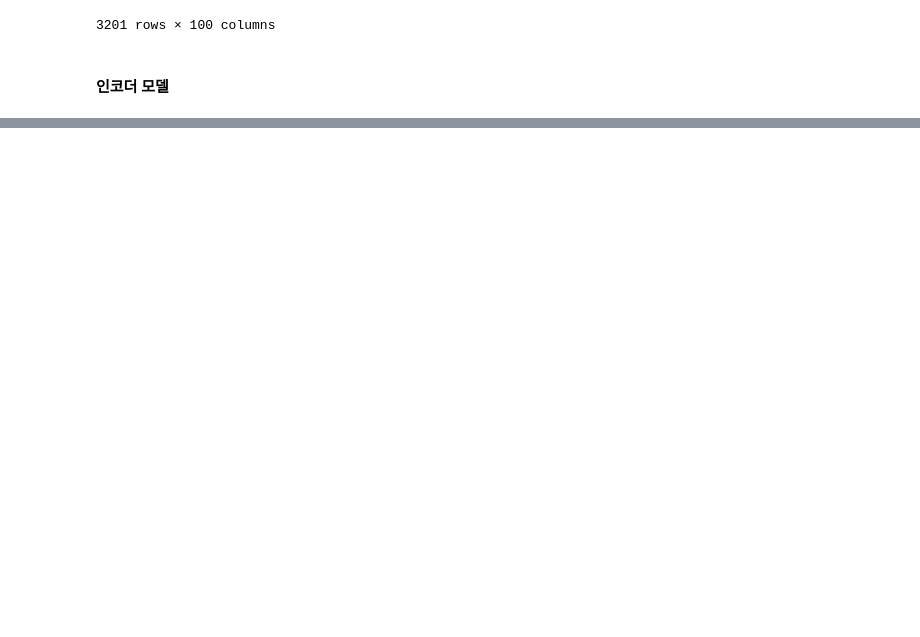
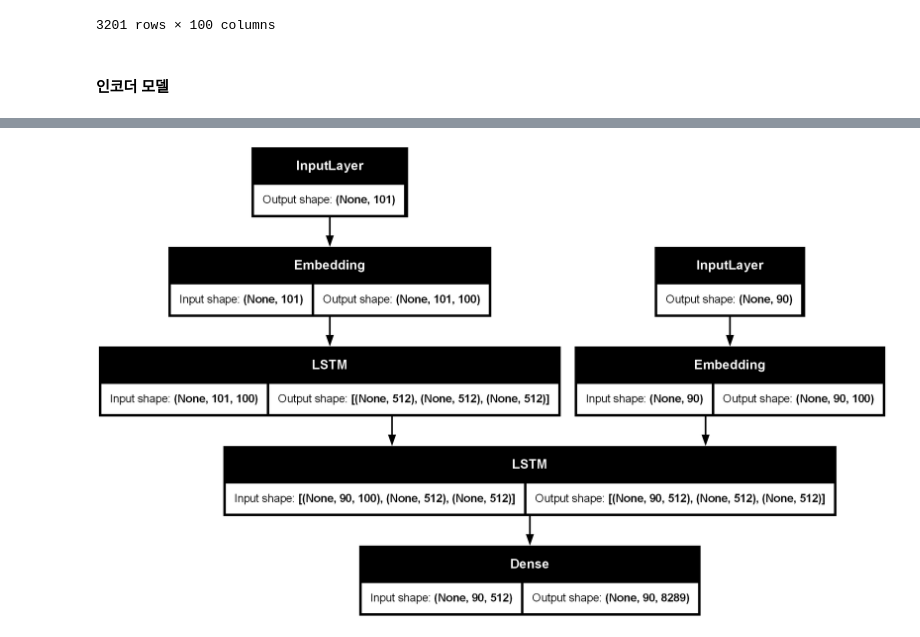
Before and after one commit to seunghun92-lab/nlp, a Jupyter notebook: 07_seq2seq/01_seq2seq_translation.ipynb, the cells around one changed output, grey strips where cells are left out. Drawn from its saved outputs; the diff is of its cells as text; code cells hidden in the pictures; blank space fills up the shorter version.

```diff
--- a/07_seq2seq/01_seq2seq_translation.ipynb
+++ b/07_seq2seq/01_seq2seq_translation.ipynb
@@ -281,0 +247,15 @@ pd.DataFrame(en_embedding_matrix, index=eng_word_index)
+# %%
+# Seq2Seq Encoder 모델 구성(사전학습 임베딩 + LSTM)
+from tensorflow.keras import layers, models    # keras 레이어/모델 구성 모듈
+
+LATENT_DIM = 512                               # LSTM 은닉 상태 차원(encoder state 크기)
+
+encoder_inputs = layers.Input(shape=(eng_max_len,))    # (배치, eng_max_len) 형태의 단어 ID 입력
+# 사전학습 임베딩 가중치로 Embedding layer 생성
+en_embedding_layer = layers.Embedding(eng_num_words+1, EMBEDDING_DIM, weights=[en_embedding_matrix])
+x = en_embedding_layer(encoder_inputs)    # (배치, 길이) -> (배치, 길이, EMBEDDING_DIM) 임베딩 변환
+encoder_outputs, h, c = layers.LSTM(LATENT_DIM, return_state=True)(x)    # 마지막 출력값 + 최종 hidden(h) + cell(c) state 반환
+encoder_states = [h, c]  # 디코더에 전달할 encoder state 묶기
+
+encoder_model = models.Model(inputs=encoder_inputs, outputs=encoder_states)  # Encoder 입력 -> (h, c) 출력 모델 정의
+encoder_model.summary()
@@ -281,0 +279,19 @@ pd.DataFrame(en_embedding_matrix, index=eng_word_index)
+# %%
+# Seq2Seq Decoder 모델 구성 (Teacher Forcing 학습용)
+decoder_inputs = layers.Input(shape=(kor_max_len,))    # (배치, kor_max_len) 형태의 디코더 (정답 시퀀스, <sos> 포함)
+ko_embedding_layer = layers.Embedding(kor_num_words + 1, EMBEDDING_DIM)    # 한국어 단어 ID -> 임베딩 레이어
+x = ko_embedding_layer(decoder_inputs)                 # (배치, 길이) -> (배치, 길이, EMBEDDING_DIM) 반환
+
+decoder_lstm = layers.LSTM(LATENT_DIM, return_sequences=True, return_state=True)  # 시퀀스 전체 출력 + state(h, c) 반환 설정
+x, h, c = decoder_lstm(x, initial_state=encoder_states)    # 인코더 state(h, c)를 초기 상태로 넣어 디코딩 수행
+
+decoder_dense = layers.Dense(kor_num_words + 1, activation='softmax')  # 각 시점별 다음 단어 확률 분포 출력(어휘 크기)
+decoder_outputs = decoder_dense(x)                     # (배치, 길이, kor_num_words+1) 소프트맥스 확률 생성
+
+# 학습용 Seq2Seq 전체 모델 (Encoder + Decoder 결합)
+decoder_teacher_forcing_model = models.Model(
+    inputs = [encoder_inputs, decoder_inputs],  # 입력 : 영어 인코더 입력 + 한국어 디코더 입력
+    outputs = decoder_outputs                   # 출력 : 한국어 다음 단어 분포(시점별)
+)
+
+decoder_teacher_forcing_model.summary()
@@ -281,0 +332,6 @@ pd.DataFrame(en_embedding_matrix, index=eng_word_index)
+# %%
+from tensorflow.keras.utils import plot_model    # keras 모델 구조를 이미지로 그려주는 유틸
+
+plot_model(decoder_teacher_forcing_model, show_shapes=True)  # 레이어 연결도 + 각 레이어 출력 shape 표시
+# %% [output]
+[figure, added]
```
Also changed, not shown: parts of 44 cells of this notebook.
